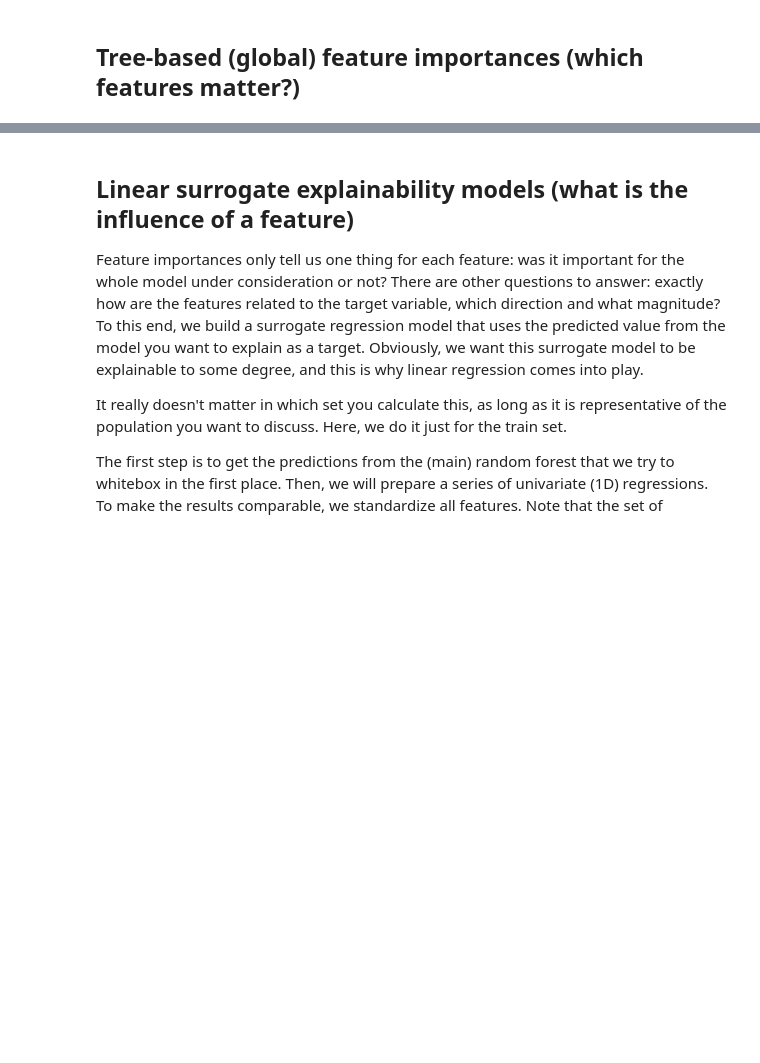
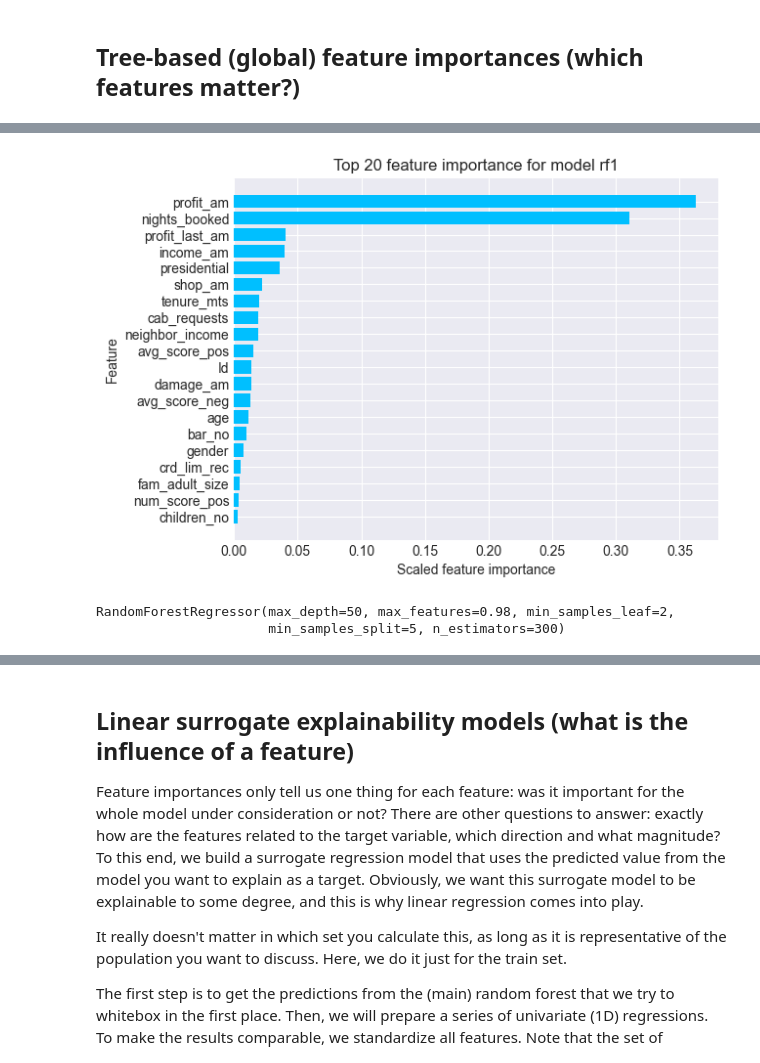
Before and after one commit to Marijkevandesteene/MachineLearning, a Jupyter notebook: ExamDataMining_Consolidated.ipynb, the cells around one changed output, grey strips where cells are left out. Cells and saved outputs as stored; diff of their text form; code cells hidden in the pictures; blank space fills up the shorter version.

```diff
--- a/ExamDataMining_Consolidated.ipynb
+++ b/ExamDataMining_Consolidated.ipynb
@@ -2147,8 +2166,13 @@ Because we see that the RF model for predicting profit performs better we will u
 # %% [markdown]
 To evaluate the results and not having to run the cross validation repeatedly the selected models were saved and are reloaded below
 # %%
-rf_profit_best = pickle.load(open('..\\RF_model_profit.pkl','rb'),encoding='utf-8')
-rf_damage_amount_best = pickle.load(open('..\\RF_model_damage_amount.pkl','rb'),encoding='utf-8')
-rf_damage_inc_best = pickle.load(open('..\\RF_model_damage_inc.pkl','rb'),encoding='utf-8')
-rf_damage_inc_hrs_best = pickle.load(open('..\\RF_model_damage_inc_hrs.pkl','rb'),encoding='utf-8')
-#rf_revenue_best = pickle.load(open('..\\RF_model_revenue.pkl','rb'),encoding='utf-8')
+profit_best = pickle.load(open('..\\RF_model_profit.pkl','rb'),encoding='utf-8')
+damage_amount_best = pickle.load(open('..\\RF_model_damage_amount_without_outliers.pkl','rb'),encoding='utf-8')
+damage_inc_best = pickle.load(open('..\\RF_model_damage_inc_without_outliers.pkl','rb'),encoding='utf-8')
+damage_inc_hrs_best = pickle.load(open('..\\RF_model_damage_inc_hrs_without_outliers.pkl','rb'),encoding='utf-8')
+
+# profit_best = pickle.load(open('..\\RF_model_profit.pkl','rb'),encoding='utf-8')
+# damage_amount_best = pickle.load(open('..\\RF_model_damage_amount.pkl','rb'),encoding='utf-8')
+# damage_inc_best = pickle.load(open('..\\RF_model_damage_inc.pkl','rb'),encoding='utf-8')
+# damage_inc_hrs_best = pickle.load(open('..\\RF_model_damage_inc_hrs.pkl','rb'),encoding='utf-8')
+#revenue_best = pickle.load(open('..\\RF_model_revenue.pkl','rb'),encoding='utf-8')
@@ -2175,12 +2224,12 @@ rf_profit_best.feature_importances_[0:10]
 # %%
-# Understanding which features or variables have the most impact on the model's predictions
+# Understanding which features or variables have the most impact on the predictions
 # Feature importance in a Random Forest model is determined by how much each feature contributes to decreasing the impurity in the nodes of the trees within the forest.
-# rf_profit_best.feature_importances_[0:10]
+# profit_best.feature_importances_[0:10]
 
 # Putting feature importances of our random forest model into a DataFrame and show the 10 most important features
-rf_profit_best = (pd.DataFrame({'feature': X_train.columns,
-                        'feature_importance': rf_profit_best.feature_importances_})
+profit_best = (pd.DataFrame({'feature': X_train.columns,
+                        'feature_importance': profit_best.feature_importances_})
           .sort_values(by='feature_importance', ascending=False)
           .reset_index(drop=True)) # resetting index
 
-rf_profit_best.head(10)
+profit_best.head(10)
@@ -2187,12 +2248,19 @@ rf_profit_best.head(10)
 # %%
 # Visualize top k feature importances
 # Extracting top k
 _k = 20
-rf_profit_best_top_k = rf_profit_best.head(_k).sort_values(by='feature_importance', ascending=True)
+profit_best_top_k = profit_best.head(_k).sort_values(by='feature_importance', ascending=True)
 
 # Plotting
-plt.barh(y=rf_profit_best_top_k['feature'], width=rf_profit_best_top_k['feature_importance'], color='deepskyblue'); # pretty colors wow
+plt.barh(y=profit_best_top_k['feature'], width=profit_best_top_k['feature_importance'], color='deepskyblue'); # pretty colors wow
 plt.xlabel('Scaled feature importance');
 plt.ylabel('Feature');
 plt.title(f'Top {_k} feature importance for model rf1');
+# %% [output]
+[figure, added]
+# %%
+profit_best
+# %% [output]
+RandomForestRegressor(max_depth=50, max_features=0.98, min_samples_leaf=2,
+                      min_samples_split=5, n_estimators=300)
 # %%
```
Also changed, not shown: parts of 47 cells of this notebook, 1 other file.
